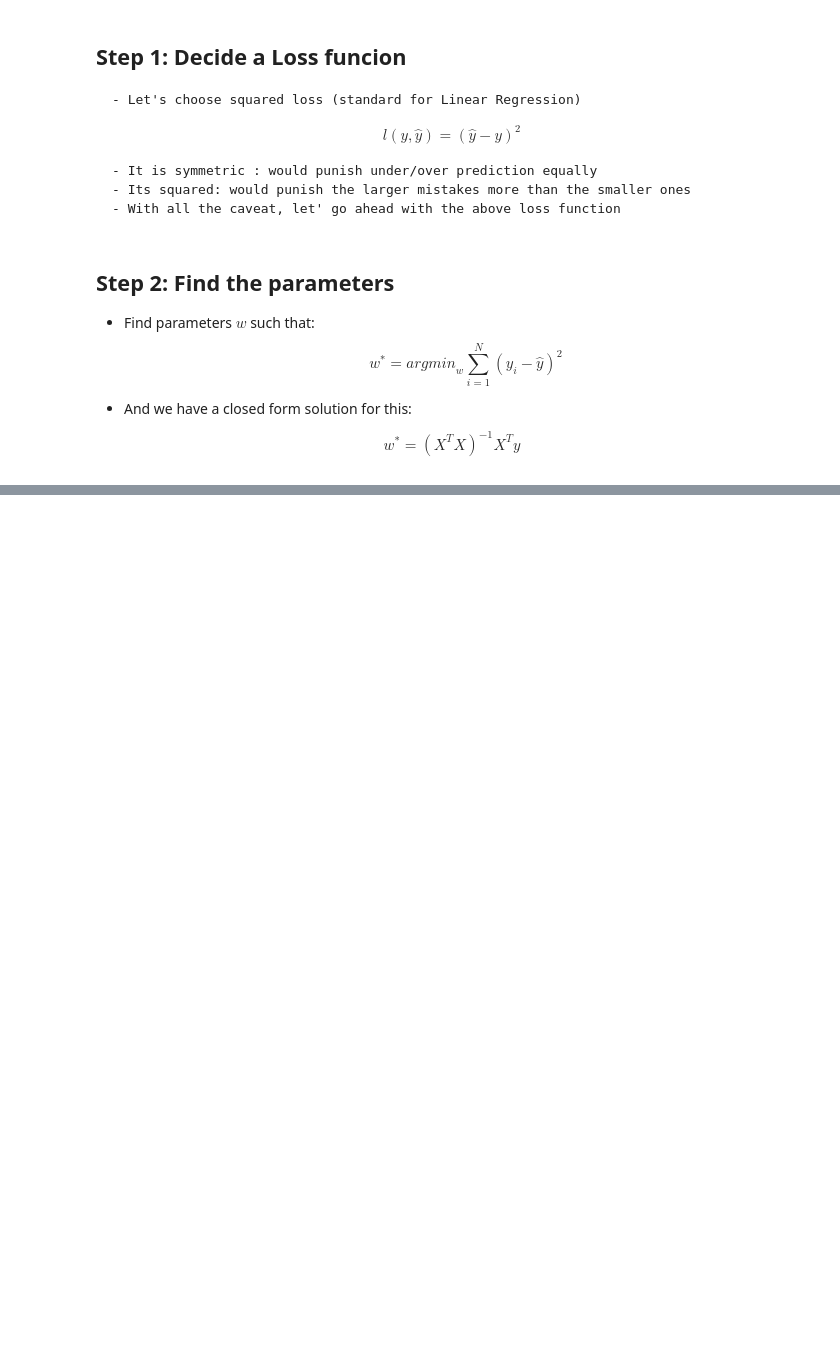
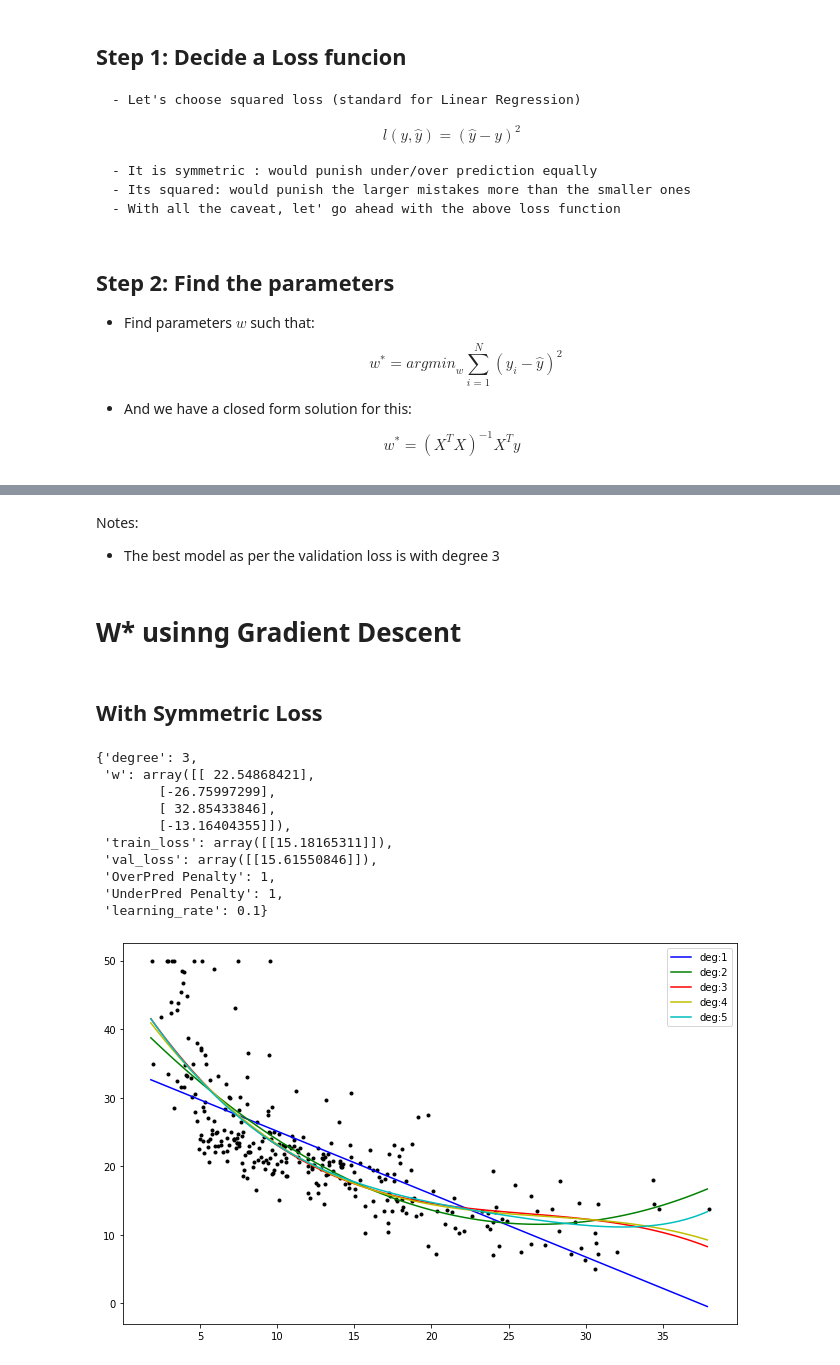
Before and after one commit to piyush13290/ml_without_sklearn, a Jupyter notebook: Linear_Regression.ipynb, the cells around one changed output, grey strips where cells are left out. Saved outputs shown, nothing was run; the diff lists cells and outputs as text; code cells hidden in the pictures; blank space fills up the shorter version.

```diff
--- a/Linear_Regression.ipynb
+++ b/Linear_Regression.ipynb
@@ -156,0 +83,22 @@ val_loss_bookkeeping
+# %% [markdown]
+Notes:
+- The best model as per the validation loss is with degree 3
+# %% [markdown]
+# W* usinng Gradient Descent
+# %% [markdown]
+## With Symmetric Loss
+# %%
+utils.find_best_model_plot_results(X_train, y_train, X_val, y_val, method = 'GradientDescent',
+                                  maxIt=20000)
+# %% [output]
+{'degree': 3,
+ 'w': array([[ 22.54868421],
+        [-26.75997299],
+        [ 32.85433846],
+        [-13.16404355]]),
+ 'train_loss': array([[15.18165311]]),
+ 'val_loss': array([[15.61550846]]),
+ 'OverPred Penalty': 1,
+ 'UnderPred Penalty': 1,
+ 'learning_rate': 0.1}
+[figure, added]
```
Also changed, not shown: parts of 30 cells of this notebook, 1 other file.
